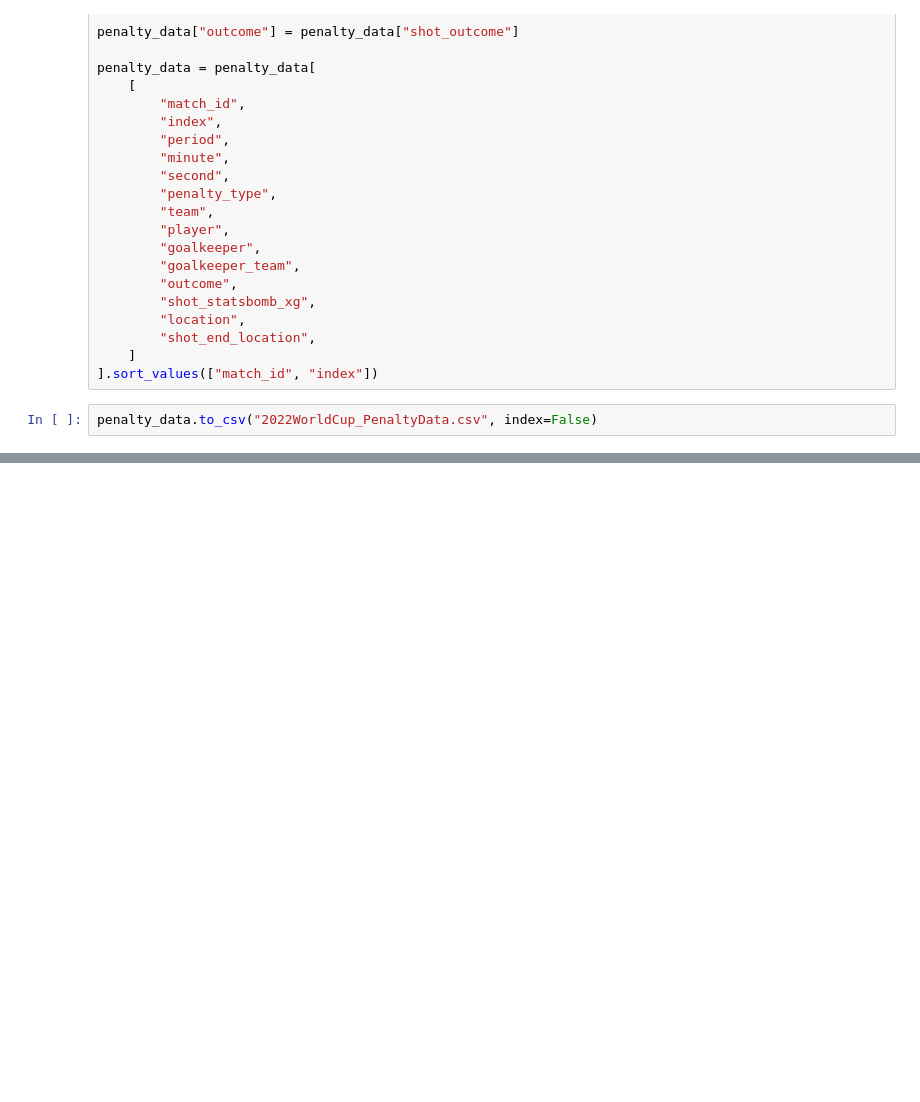
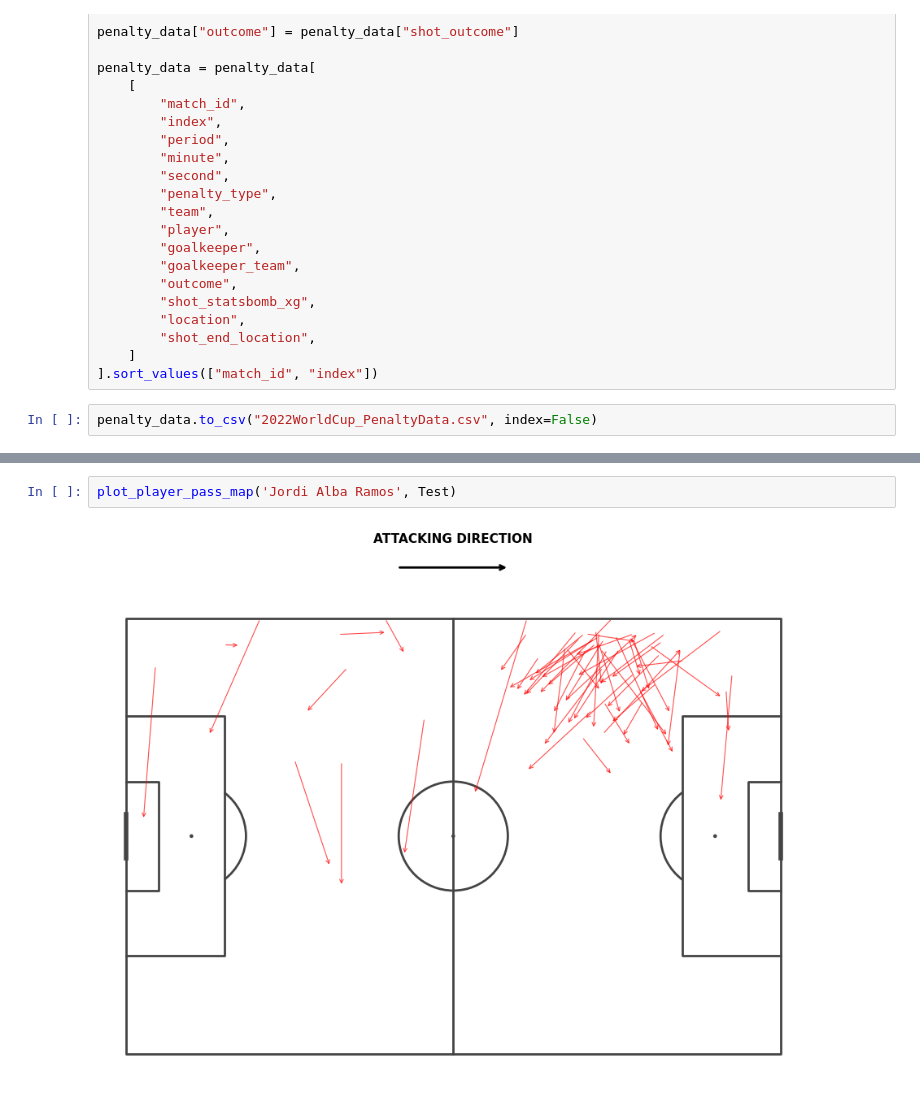
Before and after one commit to AlejandroZamudio14/Portfolio, a Jupyter notebook: WCAnalysisDashboard/WC_DashboardDev.ipynb, the cells around one changed output, grey strips where cells are left out. Drawn from its saved outputs; the diff is of its cells as text; blank space fills up the shorter version.

```diff
--- a/WCAnalysisDashboard/WC_DashboardDev.ipynb
+++ b/WCAnalysisDashboard/WC_DashboardDev.ipynb
@@ -1266,0 +1396,4 @@ penalty_data.to_csv("2022WorldCup_PenaltyData.csv", index=False)
+# %%
+plot_player_pass_map('Jordi Alba Ramos', Test)
+# %% [output]
+[figure, added]
```
Also changed, not shown: parts of 11 cells of this notebook.
